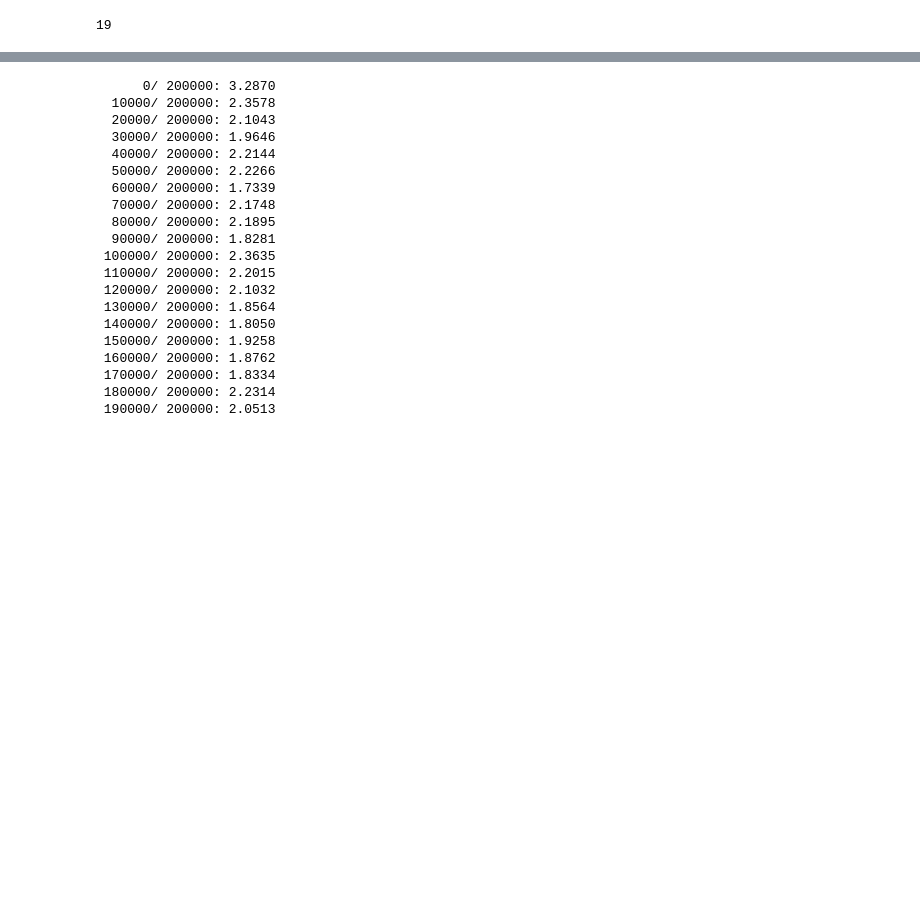
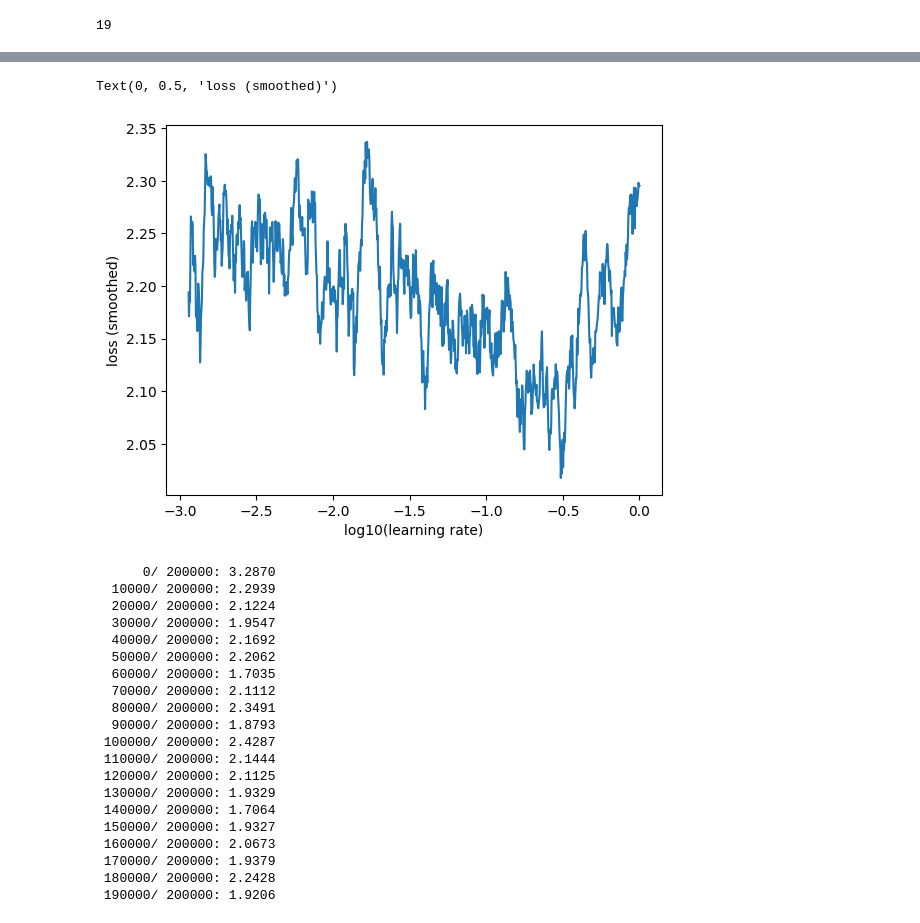
Before and after one commit to AjayMaan13/ML-AI-Complete-Journey, a Jupyter notebook: llm/makemore/makemore-pt3-activations.ipynb, the cells around one changed output, grey strips where cells are left out. Saved outputs shown, nothing was run; the diff lists cells and outputs as text; code cells hidden in the pictures; blank space fills up the shorter version.

```diff
--- a/llm/makemore/makemore-pt3-activations.ipynb
+++ b/llm/makemore/makemore-pt3-activations.ipynb
@@ -849,3 +889,15 @@ len(parameters)
+# %%
+import numpy as np
+lri_arr = np.array(lri)
+lossi_arr = np.array(lossi)
+window = 20
+smoothed = np.convolve(lossi_arr, np.ones(window)/window, mode='valid')
+plt.plot(lri_arr[window-1:], smoothed)
+plt.xlabel('log10(learning rate)')
+plt.ylabel('loss (smoothed)')
+# %% [output]
+Text(0, 0.5, 'loss (smoothed)')
+[figure, added]
 # %%
 # Training Loop
 
@@ -869,7 +921,7 @@ for i in range(max_steps):
         p.grad = None
     loss.backward()
 
-    lr = 0.1 if i < 100000 else 0.01
+    lr = 0.2 if i < 100000 else 0.02
     for p in parameters:
         p.data += -lr * p.grad
 
@@ -880,25 +932,25 @@ for i in range(max_steps):
         ud.append([((lr*p.grad).std() / p.data.std()).log10().item() for p in parameters])
 # %% [output]
       0/ 200000: 3.2870
-  10000/ 200000: 2.3578
-  20000/ 200000: 2.1043
-  30000/ 200000: 1.9646
-  40000/ 200000: 2.2144
-  50000/ 200000: 2.2266
-  60000/ 200000: 1.7339
-  70000/ 200000: 2.1748
-  80000/ 200000: 2.1895
-  90000/ 200000: 1.8281
- 100000/ 200000: 2.3635
- 110000/ 200000: 2.2015
- 120000/ 200000: 2.1032
- 130000/ 200000: 1.8564
- 140000/ 200000: 1.8050
- 150000/ 200000: 1.9258
- 160000/ 200000: 1.8762
- 170000/ 200000: 1.8334
- 180000/ 200000: 2.2314
- 190000/ 200000: 2.0513
+  10000/ 200000: 2.2939
+  20000/ 200000: 2.1224
+  30000/ 200000: 1.9547
+  40000/ 200000: 2.1692
+  50000/ 200000: 2.2062
+  60000/ 200000: 1.7035
+  70000/ 200000: 2.1112
+  80000/ 200000: 2.3491
+  90000/ 200000: 1.8793
+ 100000/ 200000: 2.4287
+ 110000/ 200000: 2.1444
+ 120000/ 200000: 2.1125
+ 130000/ 200000: 1.9329
+ 140000/ 200000: 1.7064
+ 150000/ 200000: 1.9327
+ 160000/ 200000: 2.0673
+ 170000/ 200000: 1.9379
+ 180000/ 200000: 2.2428
+ 190000/ 200000: 1.9206
 # %%
 # Diagnostics — same three plots from Phase 3, now applied to the 5-layer BatchNorm stack:
 
```
Also changed, not shown: parts of 9 cells of this notebook, 4 other files.
